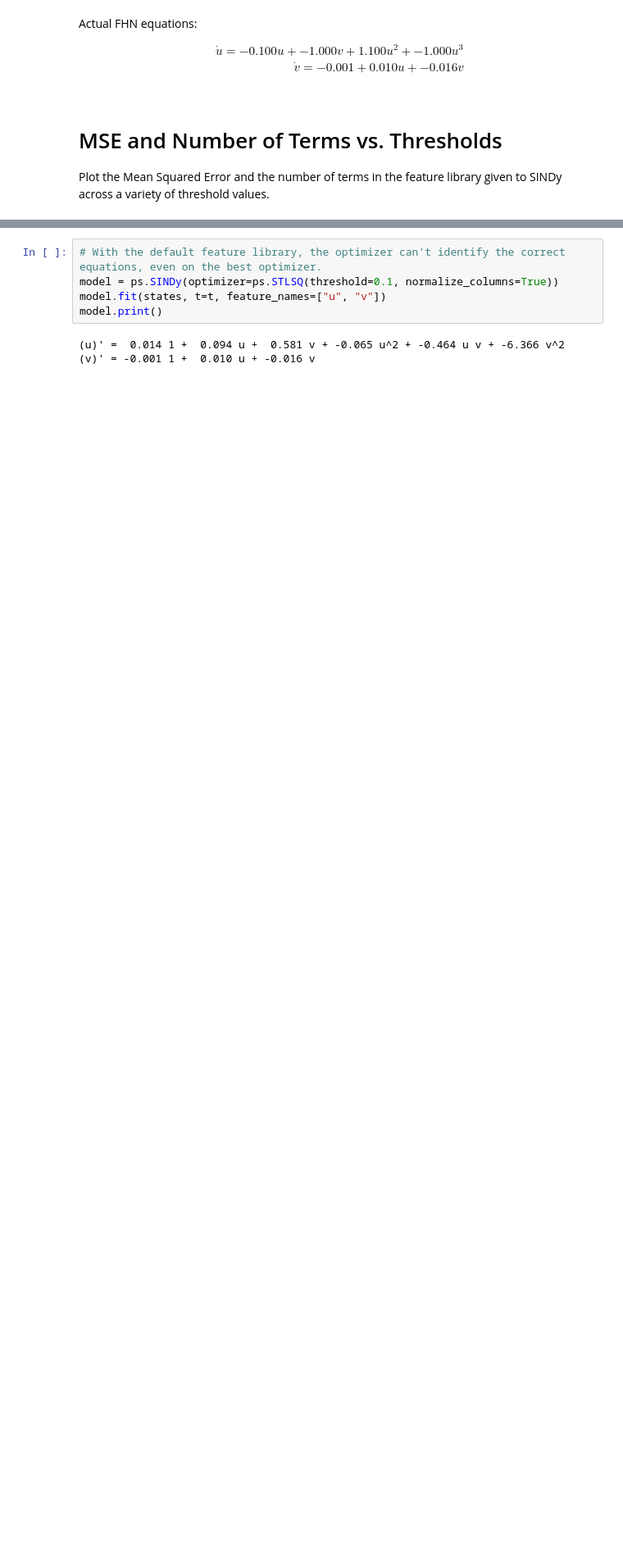
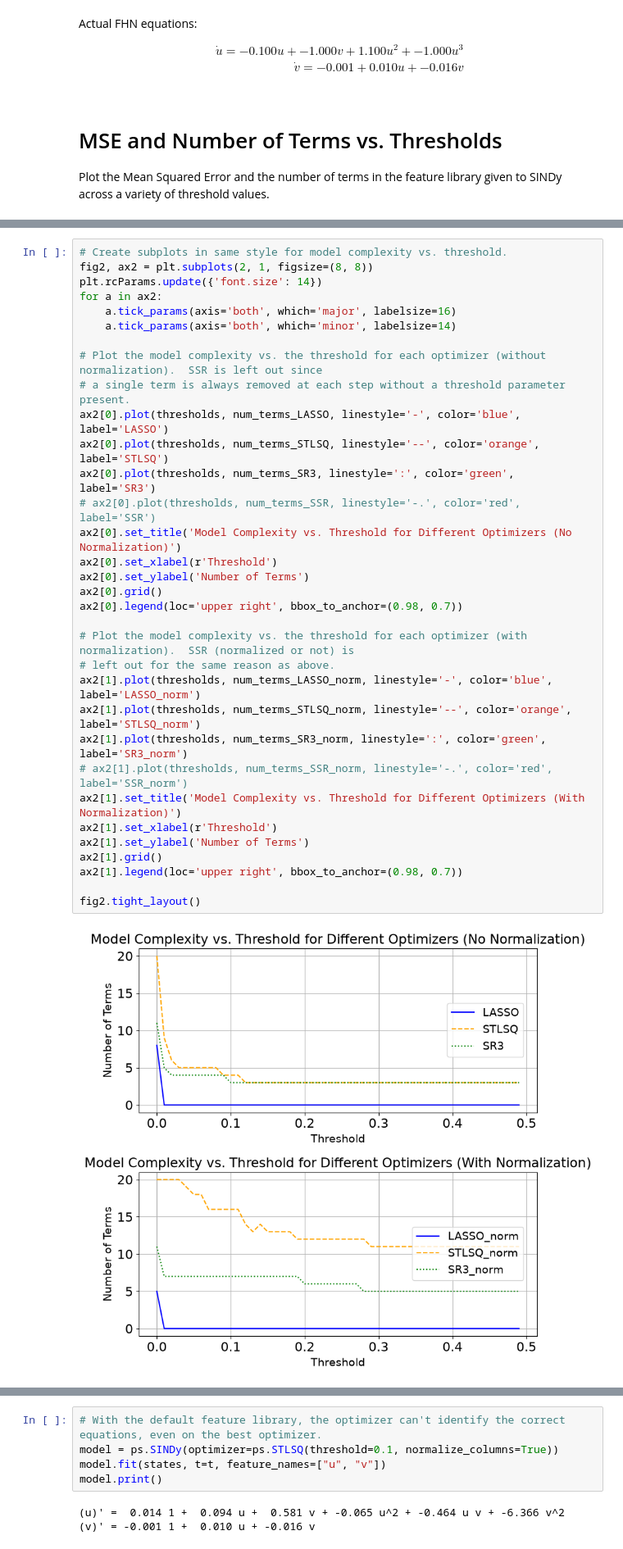
Before and after one commit to cswelch/SINDy-for-Cardiac-Electrophysiology, a Jupyter notebook: SINDy_FHN.ipynb, the cells around one changed output, grey strips where cells are left out. Shown at 82% size. Drawn from its saved outputs; the diff is of its cells as text; blank space fills up the shorter version.

```diff
--- a/SINDy_FHN.ipynb
+++ b/SINDy_FHN.ipynb
@@ -270,0 +285,35 @@ fig.tight_layout()
+# %%
+# Create subplots in same style for model complexity vs. threshold.
+fig2, ax2 = plt.subplots(2, 1, figsize=(8, 8))
+plt.rcParams.update({'font.size': 14})
+for a in ax2:
+    a.tick_params(axis='both', which='major', labelsize=16)
+    a.tick_params(axis='both', which='minor', labelsize=14)
+
+# Plot the model complexity vs. the threshold for each optimizer (without normalization).  SSR is left out since
+# a single term is always removed at each step without a threshold parameter present.
+ax2[0].plot(thresholds, num_terms_LASSO, linestyle='-', color='blue', label='LASSO')
+ax2[0].plot(thresholds, num_terms_STLSQ, linestyle='--', color='orange', label='STLSQ')
+ax2[0].plot(thresholds, num_terms_SR3, linestyle=':', color='green', label='SR3')
+# ax2[0].plot(thresholds, num_terms_SSR, linestyle='-.', color='red', label='SSR')
+ax2[0].set_title('Model Complexity vs. Threshold for Different Optimizers (No Normalization)')
+ax2[0].set_xlabel(r'Threshold')
+ax2[0].set_ylabel('Number of Terms')
+ax2[0].grid()
+ax2[0].legend(loc='upper right', bbox_to_anchor=(0.98, 0.7))
+
+# Plot the model complexity vs. the threshold for each optimizer (with normalization).  SSR (normalized or not) is
+# left out for the same reason as above.
+ax2[1].plot(thresholds, num_terms_LASSO_norm, linestyle='-', color='blue', label='LASSO_norm')
+ax2[1].plot(thresholds, num_terms_STLSQ_norm, linestyle='--', color='orange', label='STLSQ_norm')
+ax2[1].plot(thresholds, num_terms_SR3_norm, linestyle=':', color='green', label='SR3_norm')
+# ax2[1].plot(thresholds, num_terms_SSR_norm, linestyle='-.', color='red', label='SSR_norm')
+ax2[1].set_title('Model Complexity vs. Threshold for Different Optimizers (With Normalization)')
+ax2[1].set_xlabel(r'Threshold')
+ax2[1].set_ylabel('Number of Terms')
+ax2[1].grid()
+ax2[1].legend(loc='upper right', bbox_to_anchor=(0.98, 0.7))
+
+fig2.tight_layout()
+# %% [output]
+[figure, added]
```
Also changed, not shown: parts of 3 cells of this notebook, 1 other file.
